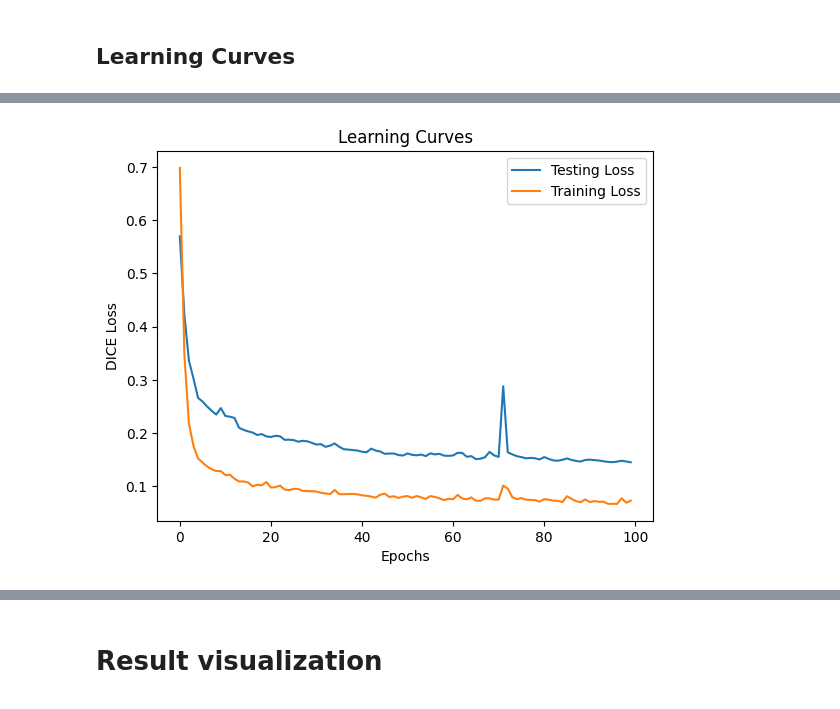
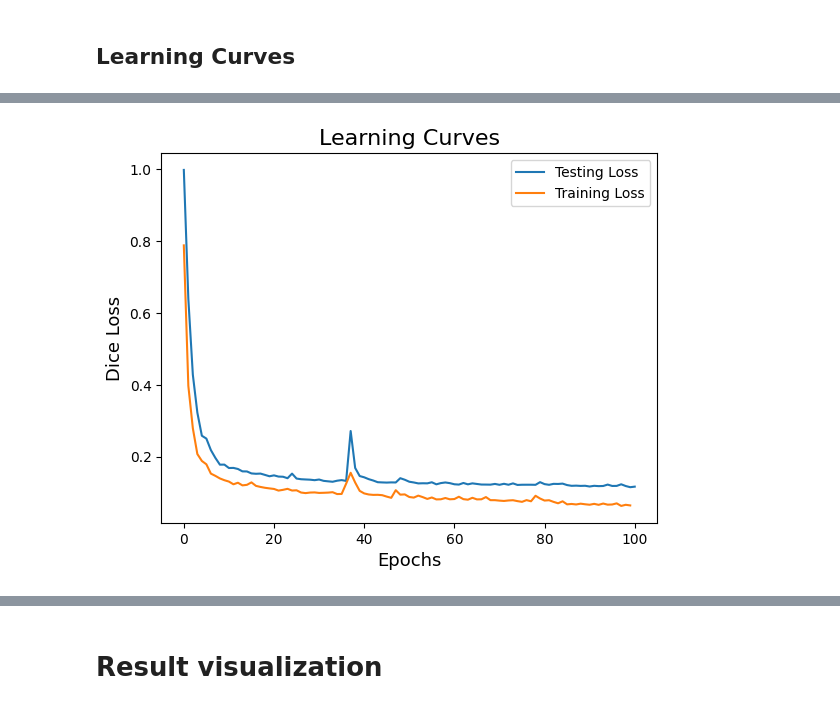
Before and after one commit to DataScienceAndEngineering/deep-learning-final-project-lung-cancer-tumor-segmentation, a Jupyter notebook: notebooks/Binary_segmentation_intro.ipynb, the cells around one changed output, grey strips where cells are left out. Saved outputs shown, nothing was run; the diff lists cells and outputs as text; code cells hidden in the pictures.

```diff
--- a/notebooks/Binary_segmentation_intro.ipynb
+++ b/notebooks/Binary_segmentation_intro.ipynb
@@ -346,5 +348,5 @@ train epoch [9] average: 0.13459011912345886
 # %%
 # torch.save(model, '/content/drive/My Drive/Neural Nets/Final Project/___')
 # %%
-y = torch.load('/content/drive/My Drive/Neural Nets/Final Project/hundred_epochs_w_metrics')
+model = torch.load('/content/drive/My Drive/Neural Nets/Final Project/hundred_epochs_w_metrics',map_location=torch.device('cpu'))
 # %%
@@ -380,0 +358,10 @@ for line in lis:
+# %%
+train_loss = []
+train_dice = []
+for val in y.epoch_outputs['train']['loss']:
+  train_loss.append(val.detach())
+  train_dice.append(1-val.detach())
+
+val_dice = []
+for val in y.epoch_outputs['val']['loss']:
+  val_dice.append(1-val.detach())
@@ -381,11 +402,13 @@ for line in lis:
 # %%
 import matplotlib.pyplot as plt
 
-plt.plot(val_loss, label="Testing Loss");
+# Dice Loss
+
+plt.plot(y.epoch_outputs['val']['loss'], label="Testing Loss");
 plt.plot(train_loss, label = "Training Loss");
-plt.ylabel('DICE Loss');
-plt.xlabel('Epochs');
+plt.ylabel('Dice Loss', fontsize=13);
+plt.xlabel('Epochs', fontsize=13);
 plt.legend();
-plt.title("Learning Curves");
+plt.title("Learning Curves", fontsize=16);
 # %% [output]
-[figure, old version]
+[figure, new version]
```
Also changed, not shown: parts of 12 cells of this notebook.
